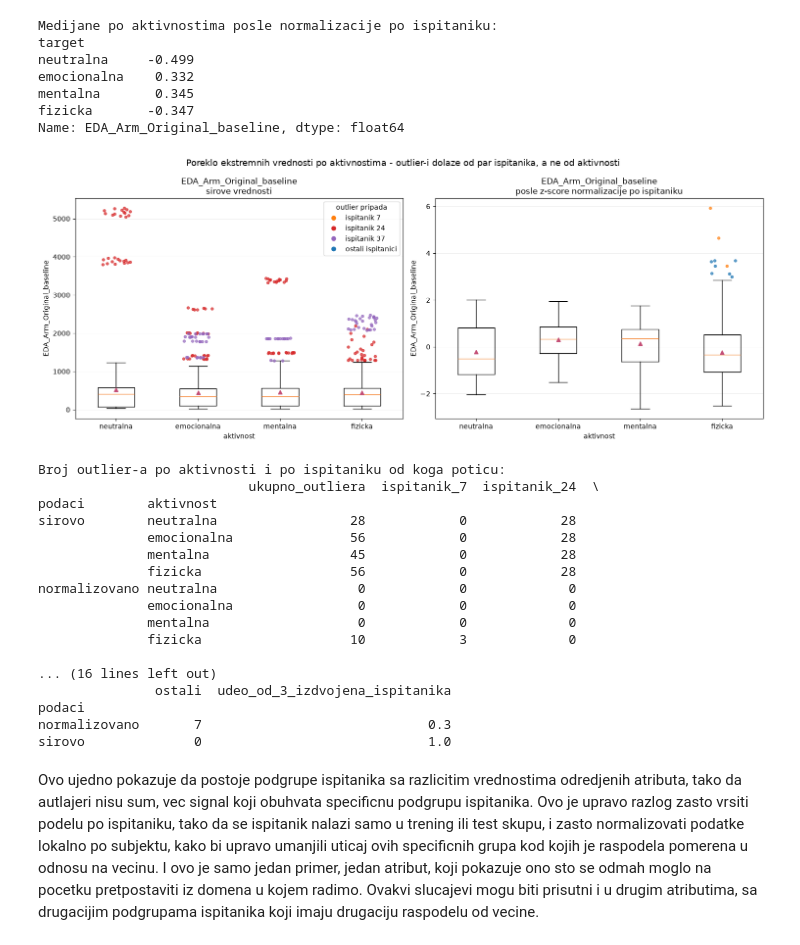
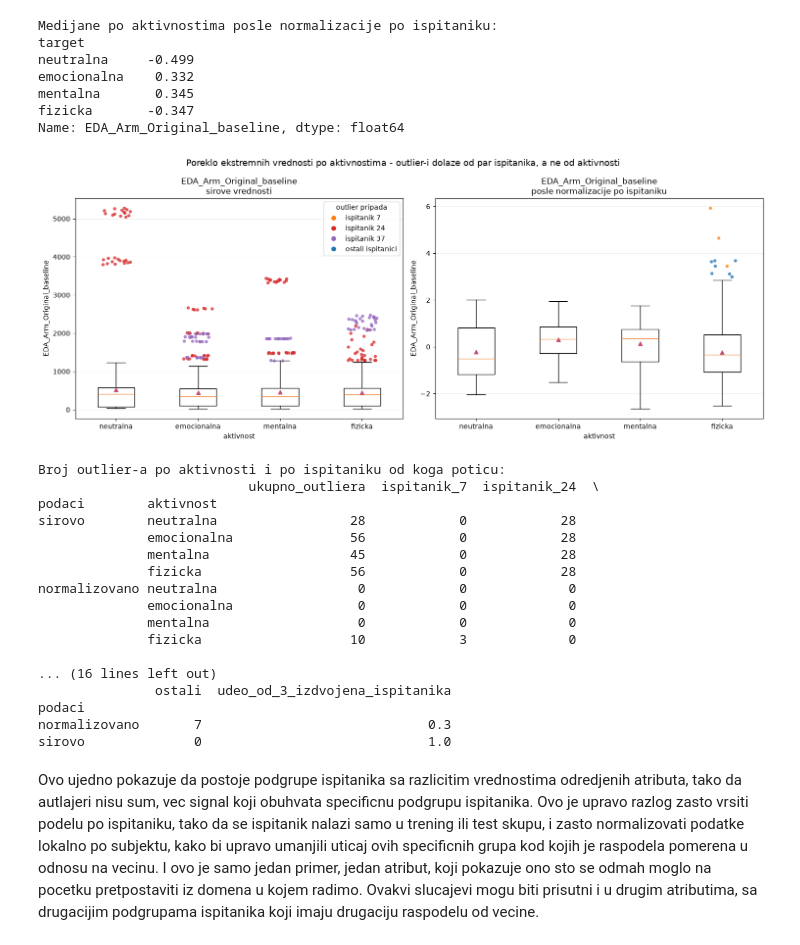
Before and after one commit to Boce03/ml_activity_classification, a Jupyter notebook: interpretable_feature_reduction.ipynb, the cells around one changed output. Saved outputs shown, nothing was run; the diff lists cells and outputs as text; code cells hidden in the pictures.

```diff
--- a/interpretable_feature_reduction.ipynb
+++ b/interpretable_feature_reduction.ipynb
@@ -512,7 +512,7 @@ fig, axes = plt.subplots(1, 2, figsize=(15, 6))
 
 for ax, (data_frame, subtitle) in zip(
     axes,
-    [(X_train_reduced, "sirove vrednosti"), (X_train_normalized, "posle z-score normalizacije po ispitaniku")],
+    [(X_train_reduced, "sirove vrednosti"), (X_train_normalized, "posle normalizacije po ispitaniku")],
 ):
     series = data_frame[top_feature]
 
@@ -566,34 +566,34 @@ fig.tight_layout()
 plt.show()
 
 # --- Brojcana potvrda onoga sto se vidi na grafiku ---
 outlier_rows = []
 for data_label, data_frame in [("sirovo", X_train_reduced), ("normalizovano", X_train_normalized)]:
     series = data_frame[top_feature]
     for activity in activities:
         outliers = find_outliers(series[y_train == activity])
         outlier_subjects = groups_train.loc[outliers.index]
         row = {
             "podaci": data_label,
             "aktivnost": ACTIVITY_NAMES[activity],
             "ukupno_outliera": len(outliers),
         }
         for subject in HIGHLIGHTED_SUBJECTS:
             row[f"ispitanik_{subject}"] = int((outlier_subjects == subject).sum())
         row["ostali"] = int((~outlier_subjects.isin(HIGHLIGHTED_SUBJECTS)).sum())
         outlier_rows.append(row)
 
 outlier_summary = pd.DataFrame(outlier_rows).set_index(["podaci", "aktivnost"])
 print("Broj outlier-a po aktivnosti i po ispitaniku od koga poticu: ")
 print(outlier_summary)
 
 totals = outlier_summary.groupby("podaci").sum()
 totals["udeo_od_3_izdvojena_ispitanika"] = (
     totals[[f"ispitanik_{subject}" for subject in HIGHLIGHTED_SUBJECTS]].sum(axis=1) / totals["ukupno_outliera"]
 )
 print("Ukupno po vrsti podataka: ")
 print(totals.round(3))
 # %% [output]
-[figure, old version]
+[figure, new version]
 Broj outlier-a po aktivnosti i po ispitaniku od koga poticu:
                            ukupno_outliera  ispitanik_7  ispitanik_24  \
 podaci        aktivnost
```
Also changed, not shown: parts of 3 cells of this notebook.
